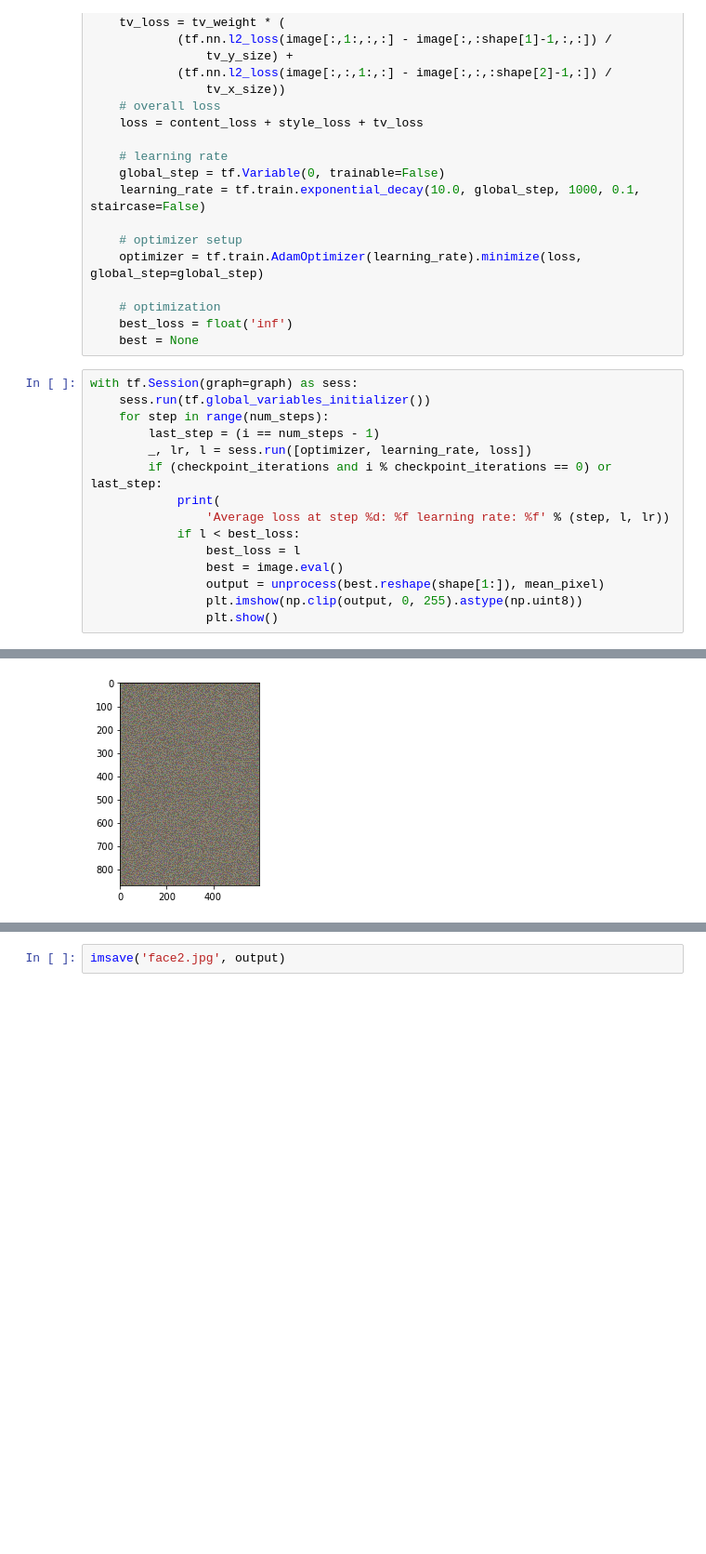
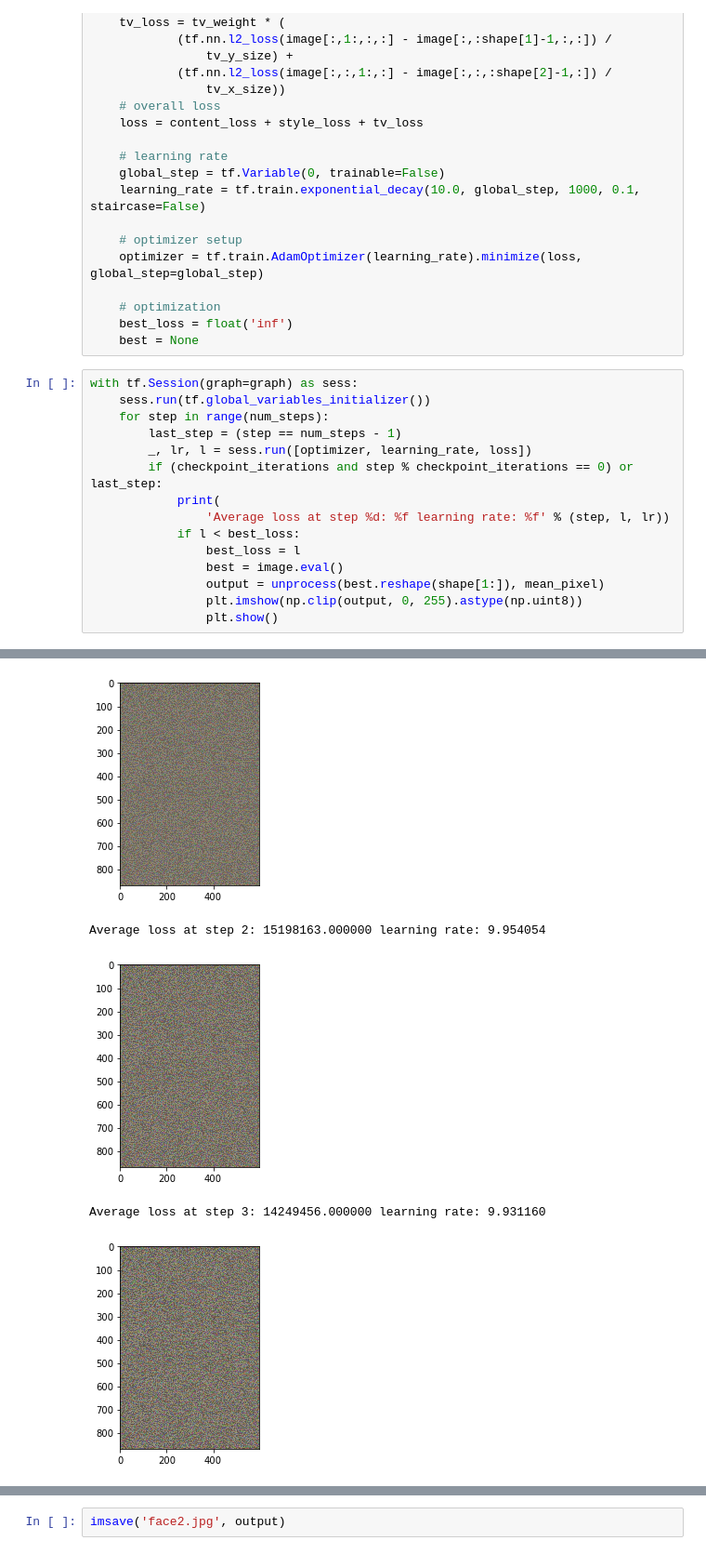
Before and after one commit to bruce-guangyu-wang/nn_workshop, a Jupyter notebook: Art-Style-Transformation/slow-neural-arts.ipynb, the cells around one changed output, grey strips where cells are left out. Shown at 93% size. Cells and saved outputs as stored; diff of their text form; blank space fills up the shorter version.

```diff
--- a/Art-Style-Transformation/slow-neural-arts.ipynb
+++ b/Art-Style-Transformation/slow-neural-arts.ipynb
@@ -197,20 +197,24 @@ with graph.as_default(), graph.device('/cpu:0'):
 # %%
 with tf.Session(graph=graph) as sess:
     sess.run(tf.global_variables_initializer())
     for step in range(num_steps):
-        last_step = (i == num_steps - 1)
+        last_step = (step == num_steps - 1)
         _, lr, l = sess.run([optimizer, learning_rate, loss])
-        if (checkpoint_iterations and i % checkpoint_iterations == 0) or last_step:
+        if (checkpoint_iterations and step % checkpoint_iterations == 0) or last_step:
             print(
                 'Average loss at step %d: %f learning rate: %f' % (step, l, lr))
             if l < best_loss:
                 best_loss = l
                 best = image.eval()
                 output = unprocess(best.reshape(shape[1:]), mean_pixel)
                 plt.imshow(np.clip(output, 0, 255).astype(np.uint8))
                 plt.show()
 # %% [output]
 Average loss at step 0: 23887112.000000 learning rate: 10.000000
 [figure]
 Average loss at step 1: 21242554.000000 learning rate: 9.977000
 [figure]
+Average loss at step 2: 15198163.000000 learning rate: 9.954054
+[figure, added]
+Average loss at step 3: 14249456.000000 learning rate: 9.931160
+[figure, added]
```
Also changed, not shown: parts of 1 cell of this notebook.
